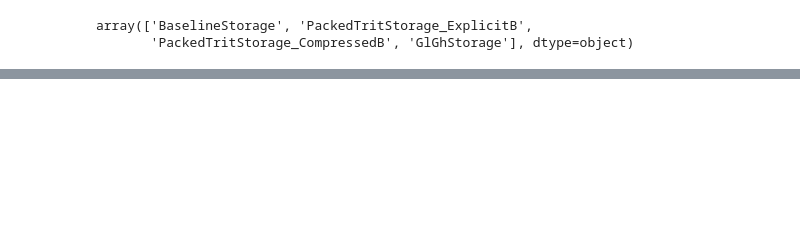
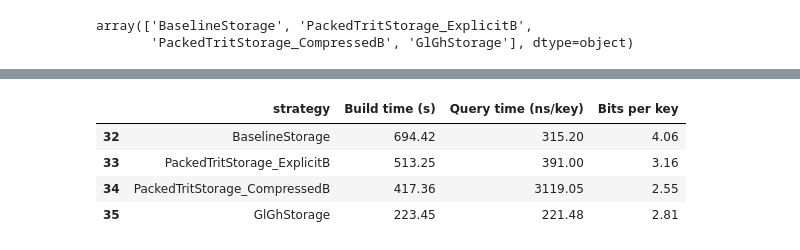
Before and after one commit to pabloskewes/cltj, a Jupyter notebook: analysis/hashing/mphf_hashing_analysis.ipynb, the cells around one changed output, grey strips where cells are left out. Saved outputs shown, nothing was run; the diff lists cells and outputs as text; code cells hidden in the pictures; blank space fills up the shorter version.

Commit message:
results

```diff
--- a/analysis/hashing/mphf_hashing_analysis.ipynb
+++ b/analysis/hashing/mphf_hashing_analysis.ipynb
@@ -88,0 +93,16 @@ fig.tight_layout()
+# %%
+# tablita valores 50M
+size = 50_000_000
+
+results = df[df["n"] == size][["strategy", "build_time_us", "query_time_ns_per_key", "bits_per_key"]].copy()
+results["Build time (s)"] = results["build_time_us"] / 1e6
+results["Query time (ns/key)"] = results["query_time_ns_per_key"]
+results["Bits per key"] = results["bits_per_key"]
+results = results[["strategy", "Build time (s)", "Query time (ns/key)", "Bits per key"]].round(2)
+results
+# %% [output]
+|  | strategy | Build time (s) | Query time (ns/key) | Bits per key |
+| 32 | BaselineStorage | 694.42 | 315.20 | 4.06 |
+| 33 | PackedTritStorage_ExplicitB | 513.25 | 391.00 | 3.16 |
+| 34 | PackedTritStorage_CompressedB | 417.36 | 3119.05 | 2.55 |
+| 35 | GlGhStorage | 223.45 | 221.48 | 2.81 |
```
Also changed, not shown: parts of 5 cells of this notebook, 3 other files.
